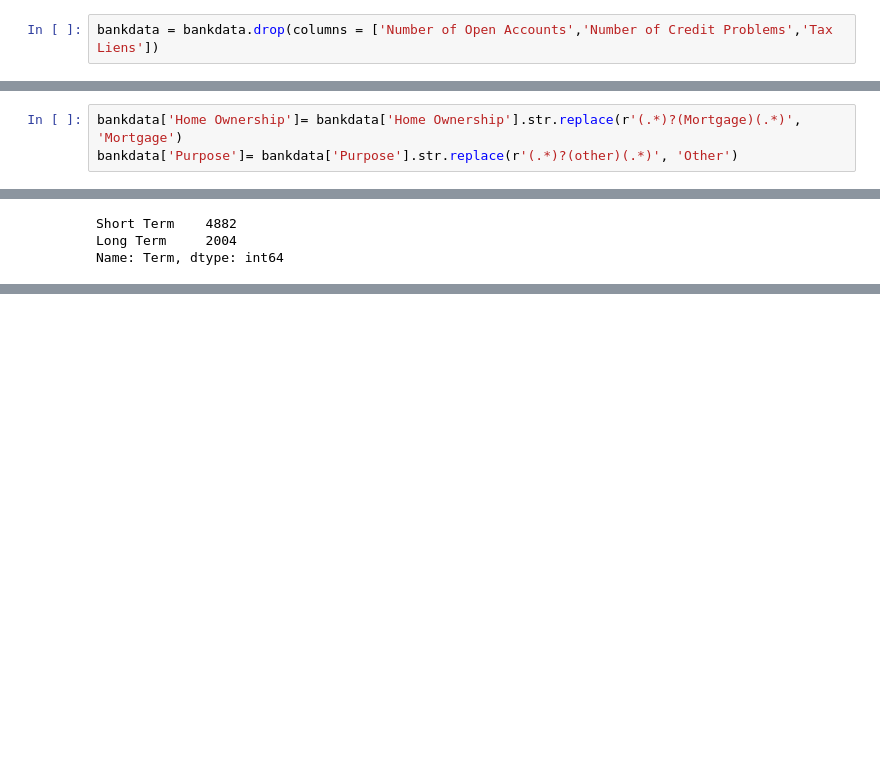
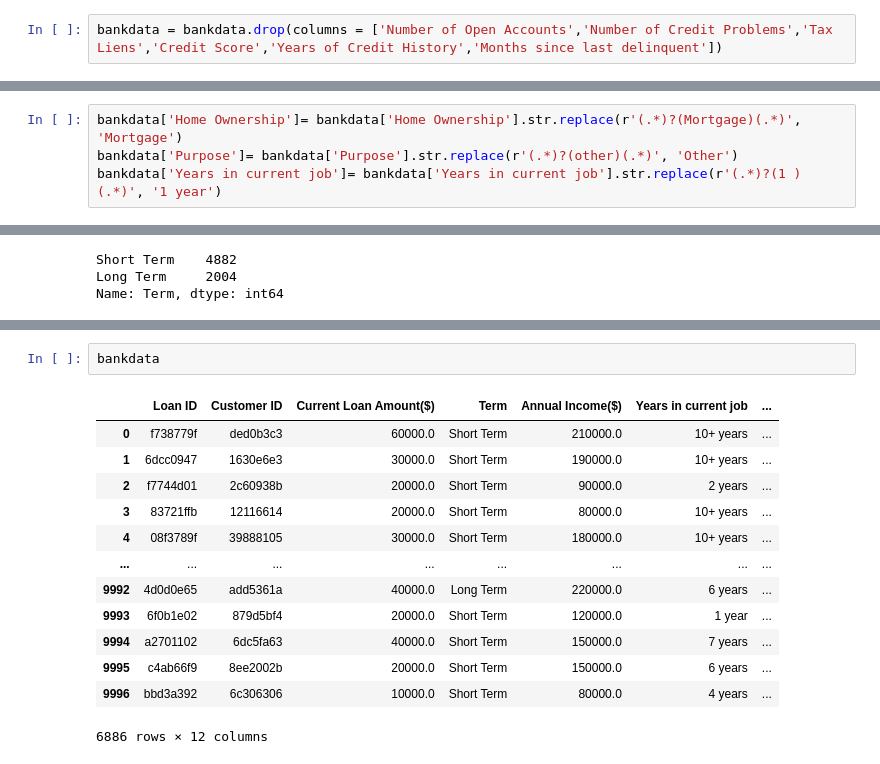
Before and after one commit to Diegon8/Banking-product-, a Jupyter notebook: Cleaning_Banking_data.ipynb, the cells around one changed output, grey strips where cells are left out. Drawn from its saved outputs; the diff is of its cells as text; blank space fills up the shorter version.

```diff
--- a/Cleaning_Banking_data.ipynb
+++ b/Cleaning_Banking_data.ipynb
@@ -165,7 +158,7 @@ bankdata
 | 9999 | 14f94b64 | f1838fa9 | 10000000.0 | Short Term | 7.48 | 110000.0 | ... |
 10000 rows × 18 columns
 # %%
-bankdata = bankdata.drop(columns = ['Number of Open Accounts','Number of Credit Problems','Tax Liens'])
+bankdata = bankdata.drop(columns = ['Number of Open Accounts','Number of Credit Problems','Tax Liens','Credit Score','Years of Credit History','Months since last delinquent'])
 # %%
 bankdata.drop(bankdata.loc[bankdata['Current Loan Amount($)']==10000000.0].index, inplace=True)
 bankdata.drop(bankdata.loc[bankdata['Annual Income($)']==0.0].index, inplace=True)
@@ -187,6 +165,7 @@ bankdata.reset_index(drop=True)
 # %%
 bankdata['Home Ownership']= bankdata['Home Ownership'].str.replace(r'(.*)?(Mortgage)(.*)', 'Mortgage')
 bankdata['Purpose']= bankdata['Purpose'].str.replace(r'(.*)?(other)(.*)', 'Other')
+bankdata['Years in current job']= bankdata['Years in current job'].str.replace(r'(.*)?(1 )(.*)', '1 year')
 # %%
 bankdata['Annual Income($)'].value_counts()
 # %% [output]
@@ -236,0 +230,16 @@ Name: Term, dtype: int64
+# %%
+bankdata
+# %% [output]
+|  | Loan ID | Customer ID | Current Loan Amount($) | Term | Annual Income($) | Years in current job | ... |
+| 0 | f738779f | ded0b3c3 | 60000.0 | Short Term | 210000.0 | 10+ years | ... |
+| 1 | 6dcc0947 | 1630e6e3 | 30000.0 | Short Term | 190000.0 | 10+ years | ... |
+| 2 | f7744d01 | 2c60938b | 20000.0 | Short Term | 90000.0 | 2 years | ... |
+| 3 | 83721ffb | 12116614 | 20000.0 | Short Term | 80000.0 | 10+ years | ... |
+| 4 | 08f3789f | 39888105 | 30000.0 | Short Term | 180000.0 | 10+ years | ... |
+| ... | ... | ... | ... | ... | ... | ... | ... |
+| 9992 | 4d0d0e65 | add5361a | 40000.0 | Long Term | 220000.0 | 6 years | ... |
+| 9993 | 6f0b1e02 | 879d5bf4 | 20000.0 | Short Term | 120000.0 | 1 year | ... |
+| 9994 | a2701102 | 6dc5fa63 | 40000.0 | Short Term | 150000.0 | 7 years | ... |
+| 9995 | c4ab66f9 | 8ee2002b | 20000.0 | Short Term | 150000.0 | 6 years | ... |
+| 9996 | bbd3a392 | 6c306306 | 10000.0 | Short Term | 80000.0 | 4 years | ... |
+6886 rows × 12 columns
```
Also changed, not shown: parts of 6 cells of this notebook.
